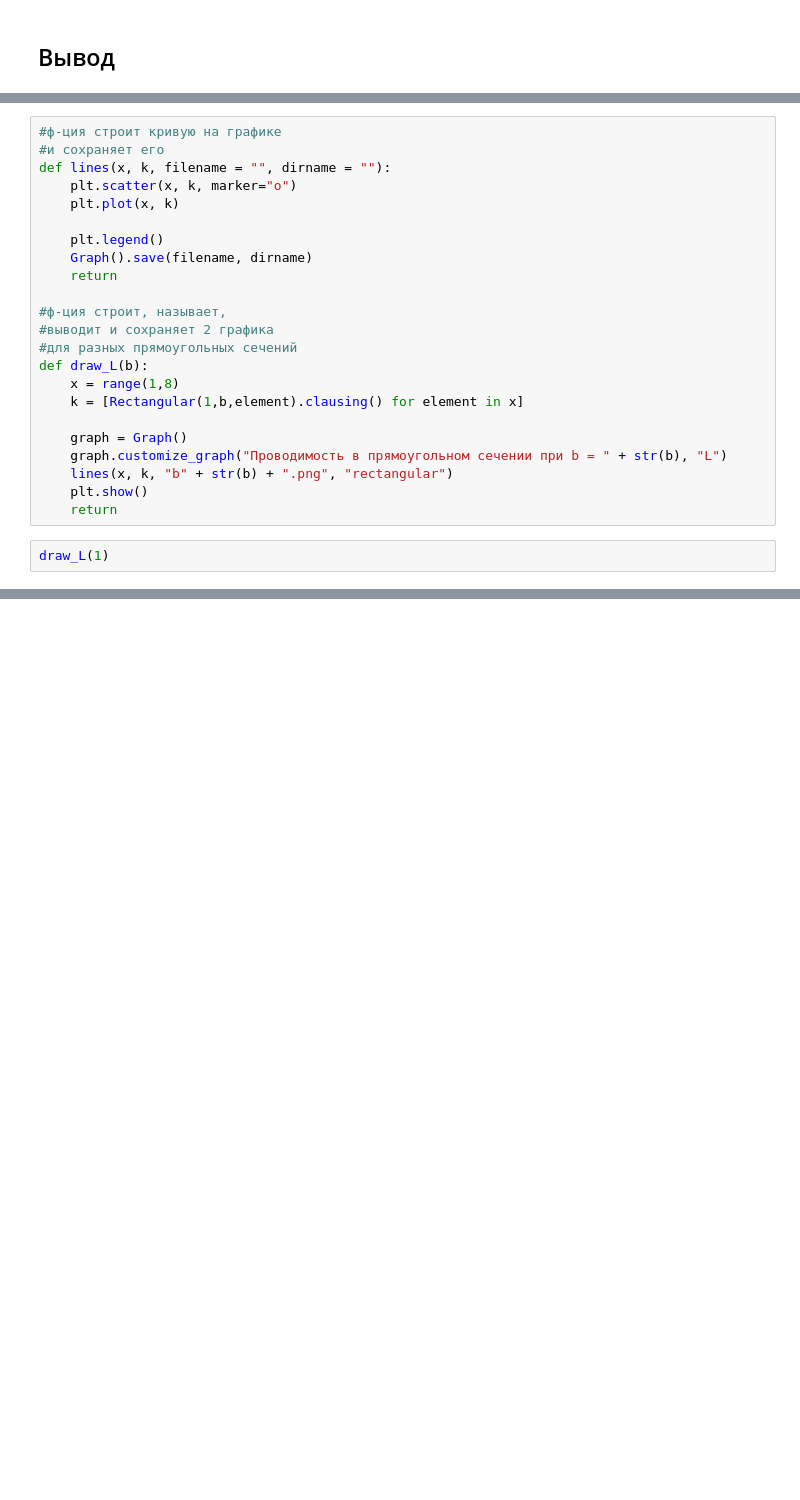
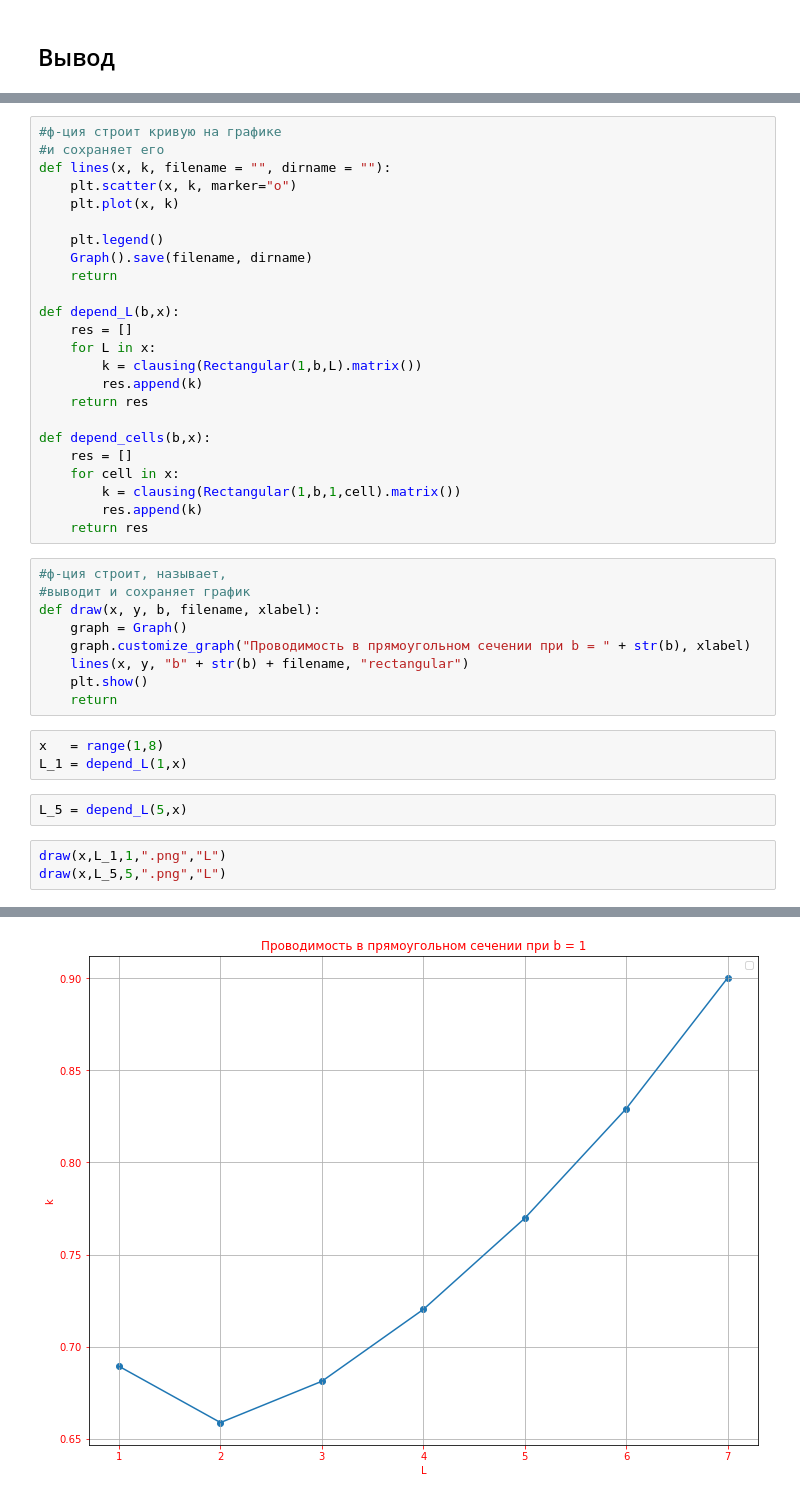
Before and after one commit to eprush/MethodOfAngularCoefficients, a Jupyter notebook: tests.ipynb, the cells around one changed output, grey strips where cells are left out. Cells and saved outputs as stored; diff of their text form; blank space fills up the shorter version.

```diff
--- a/tests.ipynb
+++ b/tests.ipynb
@@ -202,17 +232,34 @@ def lines(x, k, filename = "", dirname = ""):
     Graph().save(filename, dirname)
     return
 
-#ф-ция строит, называет,
-#выводит и сохраняет 2 графика
-#для разных прямоугольных сечений
-def draw_L(b):
-    x = range(1,8)
-    k = [Rectangular(1,b,element).clausing() for element in x]
+def depend_L(b,x):
+    res = []
+    for L in x:
+        k = clausing(Rectangular(1,b,L).matrix())
+        res.append(k)
+    return res
 
-    graph = Graph()
-    graph.customize_graph("Проводимость в прямоугольном сечении при b = " + str(b), "L")
-    lines(x, k, "b" + str(b) + ".png", "rectangular")
-    plt.show()
-    return
+def depend_cells(b,x):
+    res = []
+    for cell in x:
+        k = clausing(Rectangular(1,b,1,cell).matrix())
+        res.append(k)
+    return res
+# %%
+#ф-ция строит, называет,
+#выводит и сохраняет график
+def draw(x, y, b, filename, xlabel):
+    graph = Graph()
+    graph.customize_graph("Проводимость в прямоугольном сечении при b = " + str(b), xlabel)
+    lines(x, y, "b" + str(b) + filename, "rectangular")
+    plt.show()
+    return
+# %%
+x   = range(1,8)
+L_1 = depend_L(1,x)
 # %%
-draw_L(1)
+L_5 = depend_L(5,x)
+# %%
+draw(x,L_1,1,".png","L")
+draw(x,L_5,5,".png","L")
+# %% [output]
@@ -218,0 +267 @@ draw_L(1)
+[figure, added]
```
Also changed, not shown: parts of 33 cells of this notebook, 2 other files.
